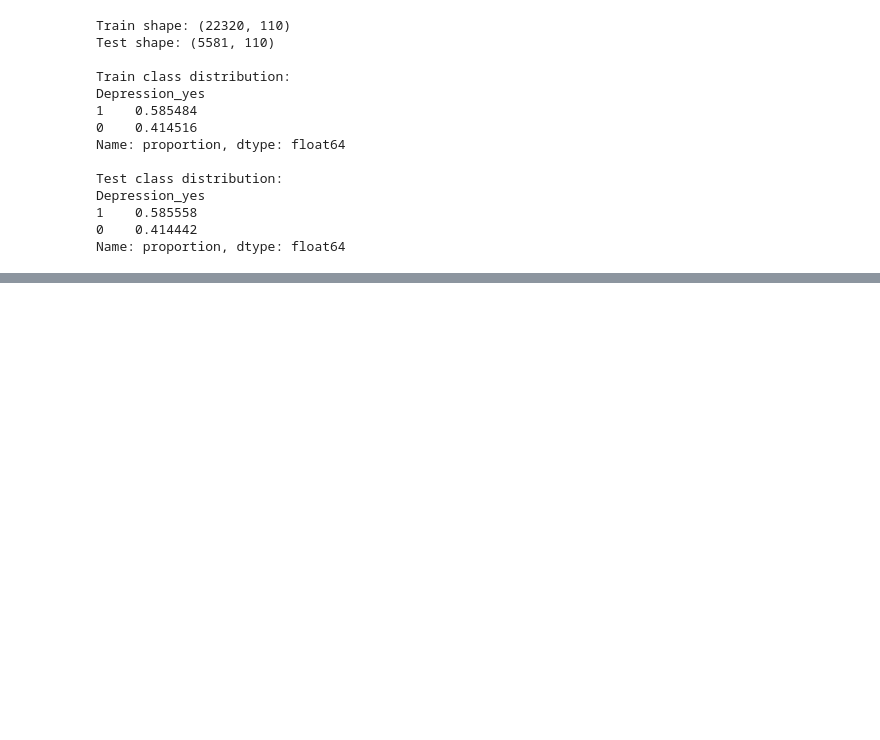
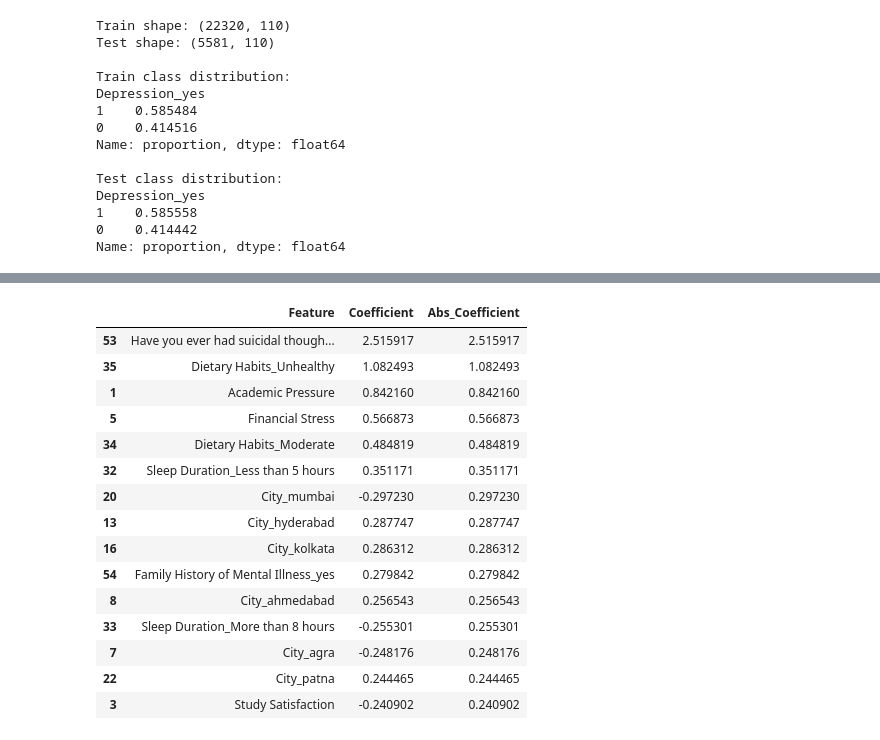
Before and after one commit to mateidiana/WellBeingModelling, a Jupyter notebook: notebooks/hybrid_models/03_2_hybrid_models_mh_student.ipynb, the cells around one changed output, grey strips where cells are left out. Drawn from its saved outputs; the diff is of its cells as text; code cells hidden in the pictures; blank space fills up the shorter version.

Commit message:
add first hybrid model for student mental health dataset

```diff
--- a/notebooks/hybrid_models/03_2_hybrid_models_mh_student.ipynb
+++ b/notebooks/hybrid_models/03_2_hybrid_models_mh_student.ipynb
@@ -118,0 +161,24 @@ Name: proportion, dtype: float64
+# %%
+# Initialize Logistic Regression model
+# class_weight="balanced": compensates for class imbalance
+# max_iter increased to ensure convergence
+logreg_hybrid = LogisticRegression(
+    max_iter=2000,
+    class_weight="balanced",
+    random_state=42
+)
+
+# Train Logistic Regression on features selected by Random Forest
+logreg_hybrid.fit(X_train_sel, y_train)
+
+# Generate predictions on the test set
+y_pred_hybrid1 = logreg_hybrid.predict(X_test_sel)
+
+# Evaluate performance of Hybrid 1
+print("Hybrid 1: RF Feature Selection -> Logistic Regression")
+print("Accuracy:", accuracy_score(y_test, y_pred_hybrid1))
+print("F1:", f1_score(y_test, y_pred_hybrid1))
+print("\nClassification Report:\n")
+print(classification_report(y_test, y_pred_hybrid1))
+print("\nConfusion Matrix:\n")
+print(confusion_matrix(y_test, y_pred_hybrid1))
@@ -118,0 +206,29 @@ Name: proportion, dtype: float64
+# %%
+# Create a DataFrame of Logistic Regression coefficients
+# For binary classification, there is one coefficient vector
+coef_df = pd.DataFrame({
+    "Feature": selected_features,
+    "Coefficient": logreg_hybrid.coef_[0]
+})
+
+# Sort features by absolute coefficient value
+# This highlights the strongest predictors of depression
+coef_df["Abs_Coefficient"] = coef_df["Coefficient"].abs()
+coef_df.sort_values("Abs_Coefficient", ascending=False).head(15)
+# %% [output]
+|  | Feature | Coefficient | Abs_Coefficient |
+| 53 | Have you ever had suicidal though... | 2.515917 | 2.515917 |
+| 35 | Dietary Habits_Unhealthy | 1.082493 | 1.082493 |
+| 1 | Academic Pressure | 0.842160 | 0.842160 |
+| 5 | Financial Stress | 0.566873 | 0.566873 |
+| 34 | Dietary Habits_Moderate | 0.484819 | 0.484819 |
+| 32 | Sleep Duration_Less than 5 hours | 0.351171 | 0.351171 |
+| 20 | City_mumbai | -0.297230 | 0.297230 |
+| 13 | City_hyderabad | 0.287747 | 0.287747 |
+| 16 | City_kolkata | 0.286312 | 0.286312 |
+| 54 | Family History of Mental Illness_yes | 0.279842 | 0.279842 |
+| 8 | City_ahmedabad | 0.256543 | 0.256543 |
+| 33 | Sleep Duration_More than 8 hours | -0.255301 | 0.255301 |
+| 7 | City_agra | -0.248176 | 0.248176 |
+| 22 | City_patna | 0.244465 | 0.244465 |
+| 3 | Study Satisfaction | -0.240902 | 0.240902 |
```
Also changed, not shown: parts of 2 cells of this notebook.
